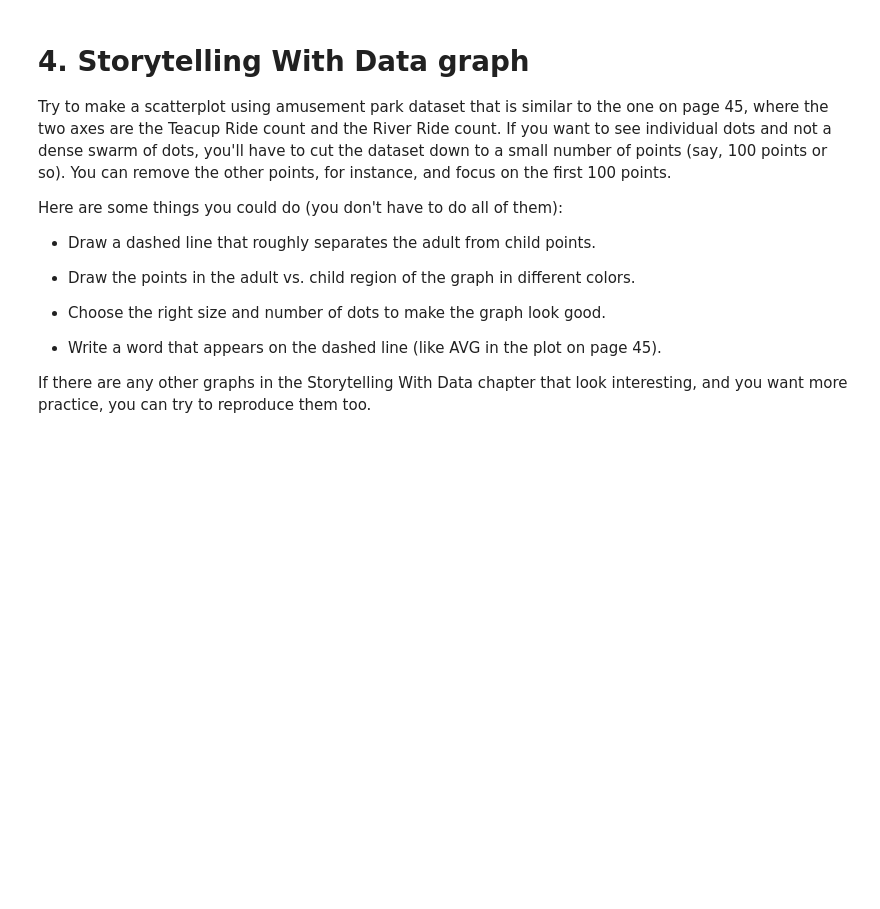
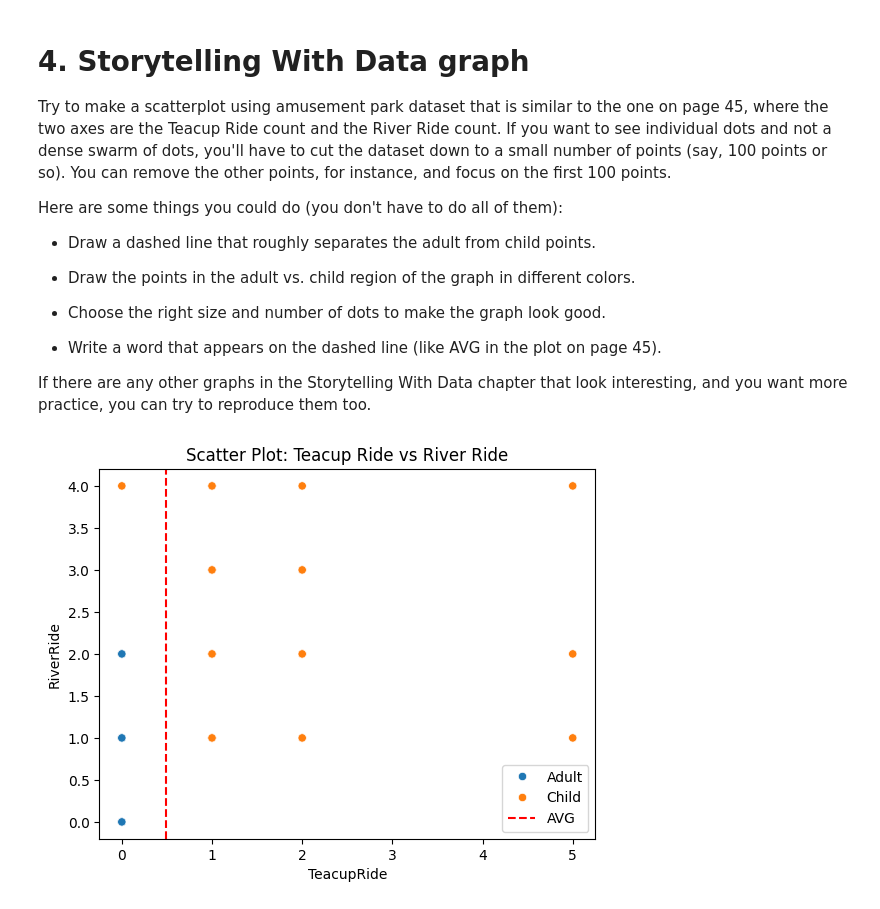
Before and after one commit to SergeyNelyapenkoBU/2025-spring-B2, a Jupyter notebook: OMDS-ModB2-Week3-Nelyapenko-Sergey.ipynb, the cells around one changed output. Saved outputs shown, nothing was run; the diff lists cells and outputs as text; code cells hidden in the pictures; blank space fills up the shorter version.

```diff
--- a/OMDS-ModB2-Week3-Nelyapenko-Sergey.ipynb
+++ b/OMDS-ModB2-Week3-Nelyapenko-Sergey.ipynb
@@ -390,3 +387,12 @@ Here are some things you could do (you don't have to do all of them):
 * Write a word that appears on the dashed line (like AVG in the plot on page 45).
 
 If there are any other graphs in the Storytelling With Data chapter that look interesting, and you want more practice, you can try to reproduce them too.
+# %%
+sample_df = df.sample(100, random_state=0)
+sns.scatterplot(x=sample_df["TeacupRide"], y=sample_df["RiverRide"], hue=sample_df["IsAdult"].map({True: "Adult", False: "Child"}))
+plt.axvline(sample_df["TeacupRide"].mean(), linestyle='dashed', color='red', label='AVG')
+plt.legend()
+plt.title("Scatter Plot: Teacup Ride vs River Ride")
+plt.show()
+# %% [output]
+[figure, added]
```
Also changed, not shown: parts of 1 cell of this notebook, 2 other files.
